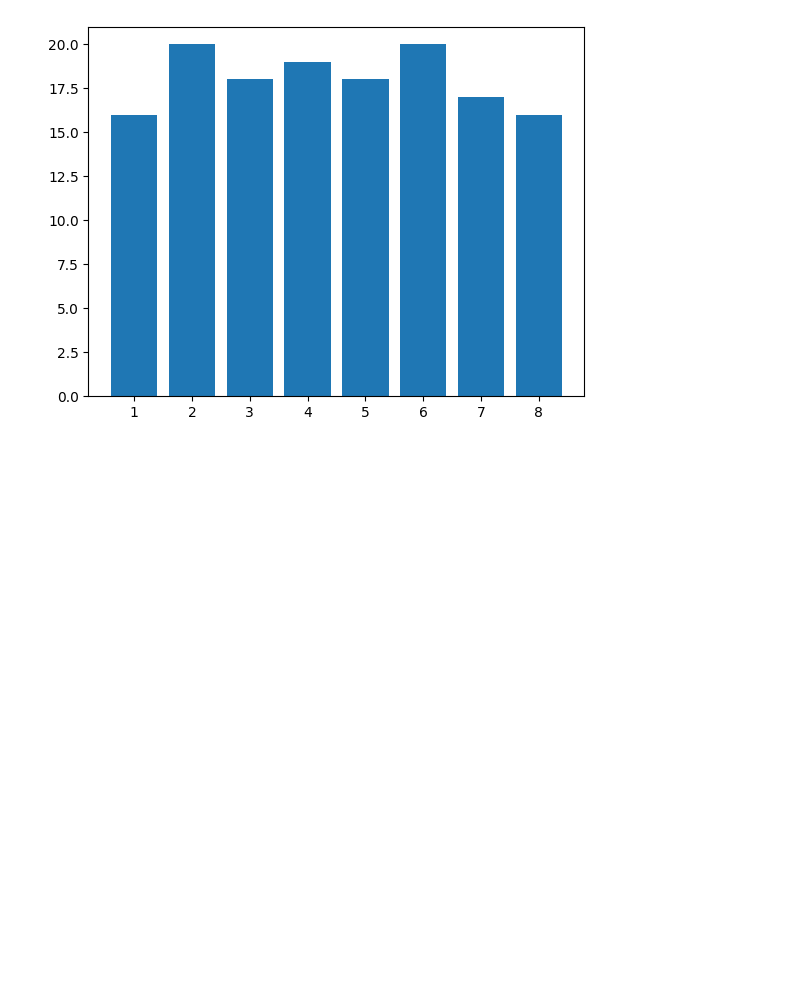
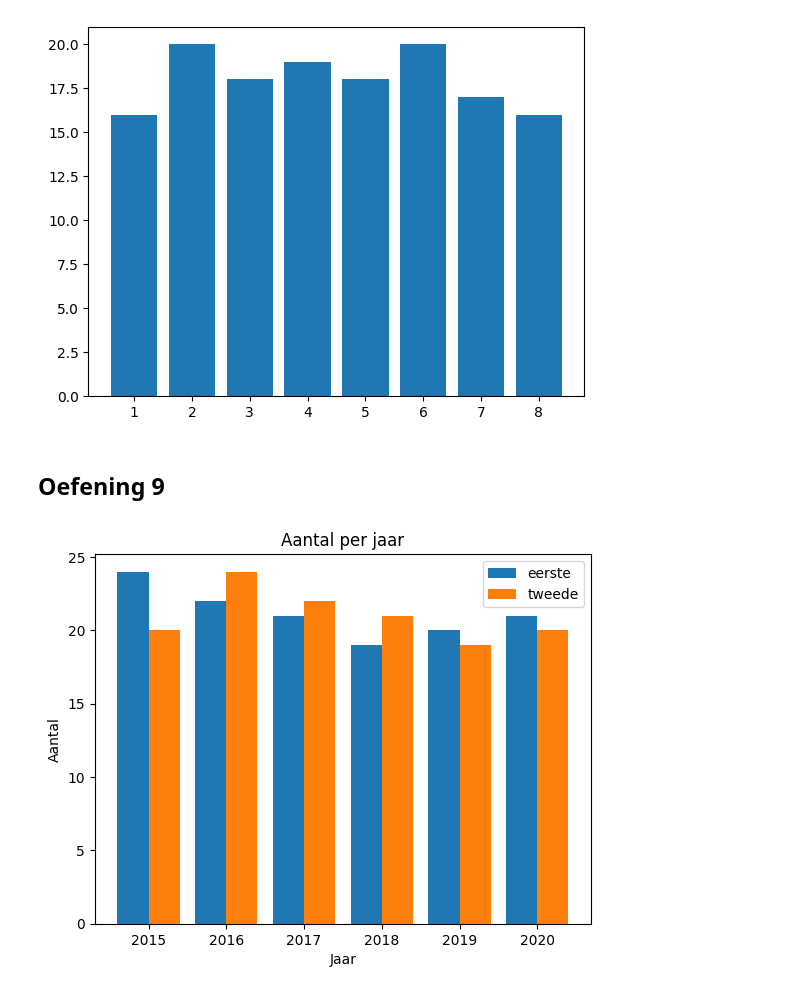
Before and after one commit to SofieDhoore/Wiskunde_MiddelbaarOnderwijs, a Jupyter notebook: Wiskunde_MiddelbaarOnderwijs/EersteASO/H8_statistiek.ipynb, the cells around one changed output. Drawn from its saved outputs; the diff is of its cells as text; code cells hidden in the pictures; blank space fills up the shorter version.

Commit message:
oefening 9

```diff
--- a/Wiskunde_MiddelbaarOnderwijs/EersteASO/H8_statistiek.ipynb
+++ b/Wiskunde_MiddelbaarOnderwijs/EersteASO/H8_statistiek.ipynb
@@ -26,3 +26,28 @@ plt.bar(bakje, aantal_aardbeien)
 # %% [output]
 <BarContainer object of 8 artists>
 [figure]
+# %% [markdown]
+## Oefening 9
+# %%
+jaar = [2015,2016,2017,2018,2019,2020]
+aantal = {'eerste' : (24,22,21,19,20,21),'tweede' : (20,24,22,21,19,20)}
+# %%
+# Breedte van de balken
+bar_width = 0.4
+x = np.arange(len(jaar))
+
+# Eerste reeks
+plt.bar(x - bar_width/2, aantal['eerste'], width=bar_width, label='eerste')
+
+# Tweede reeks
+plt.bar(x + bar_width/2, aantal['tweede'], width=bar_width, label='tweede')
+
+# Aslabels en legenda
+plt.xticks(x, jaar)
+plt.xlabel("Jaar")
+plt.ylabel("Aantal")
+plt.title("Aantal per jaar")
+plt.legend()
+plt.show()
+# %% [output]
+[figure, added]
```
